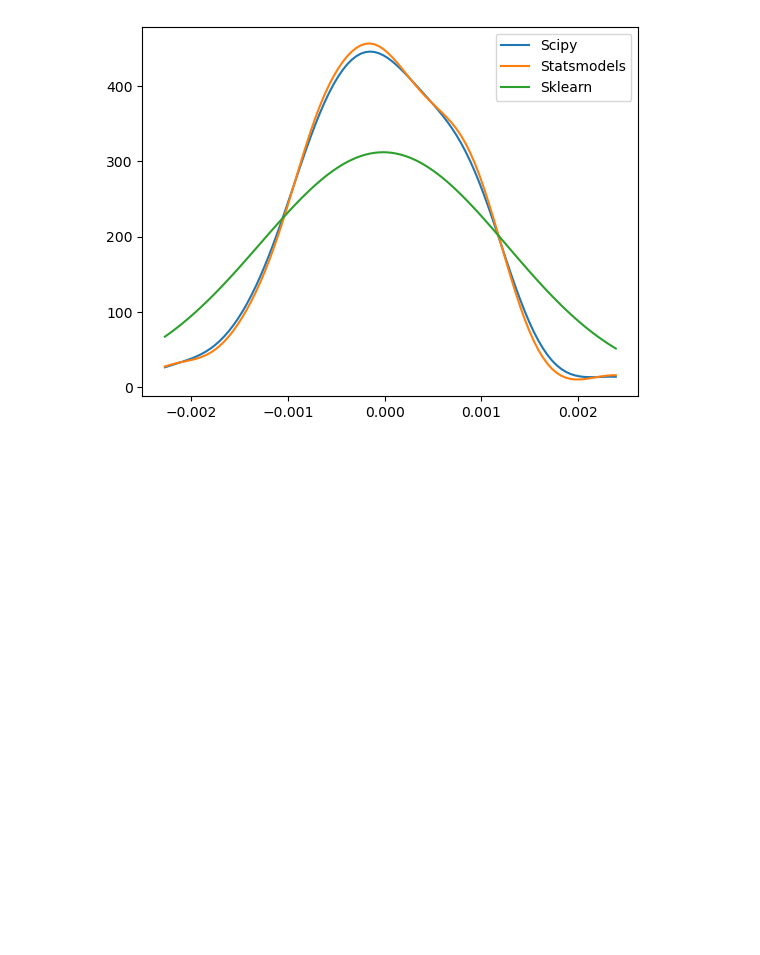
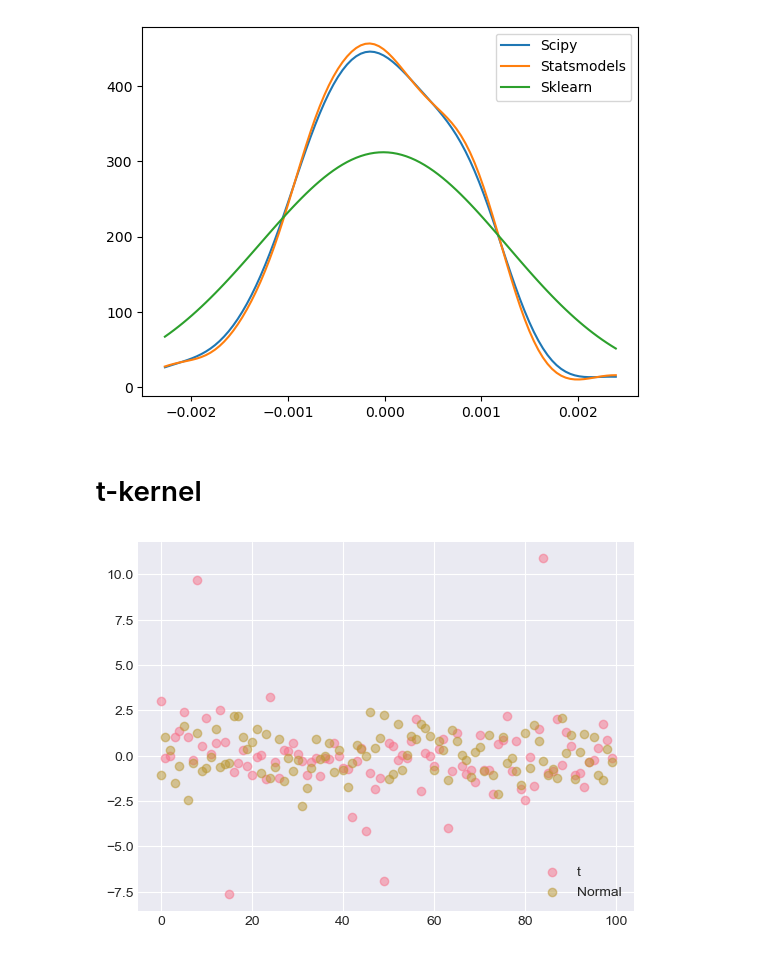
Before and after one commit to matheus-vizzotto/densities4risk, a Jupyter notebook: notebooks/01_density.ipynb, the cells around one changed output. Cells and saved outputs as stored; diff of their text form; code cells hidden in the pictures; blank space fills up the shorter version.

Commit message:
Creates base Python function for the t-kernel KDE

```diff
--- a/notebooks/01_density.ipynb
+++ b/notebooks/01_density.ipynb
@@ -57,3 +58,28 @@ plt.plot()
 # %% [output]
 []
 [figure]
+# %% [markdown]
+# t-kernel
+# %%
+import seaborn as sns
+# plt.style.use('seaborn-v0_8-darkgrid')
+sns.set_palette('husl')
+# %%
+theoretical_deg_freedom = 3
+n = 100
+
+np.random.seed(123)
+# data = t.rvs(df=theoretical_deg_freedom, size=n)
+
+normal_samples = np.random.normal(loc=0, scale=1, size=n)
+t_samples = np.random.standard_t(df=theoretical_deg_freedom, size=n)
+
+plt.figure()
+plt.scatter(np.arange(n),t_samples, label="t", alpha=.5)
+plt.scatter(np.arange(n),normal_samples, label="Normal", alpha=.5)
+
+plt.legend()
+
+plt.show()
+# %% [output]
+[figure, added]
```
Also changed, not shown: parts of 1 cell of this notebook.
